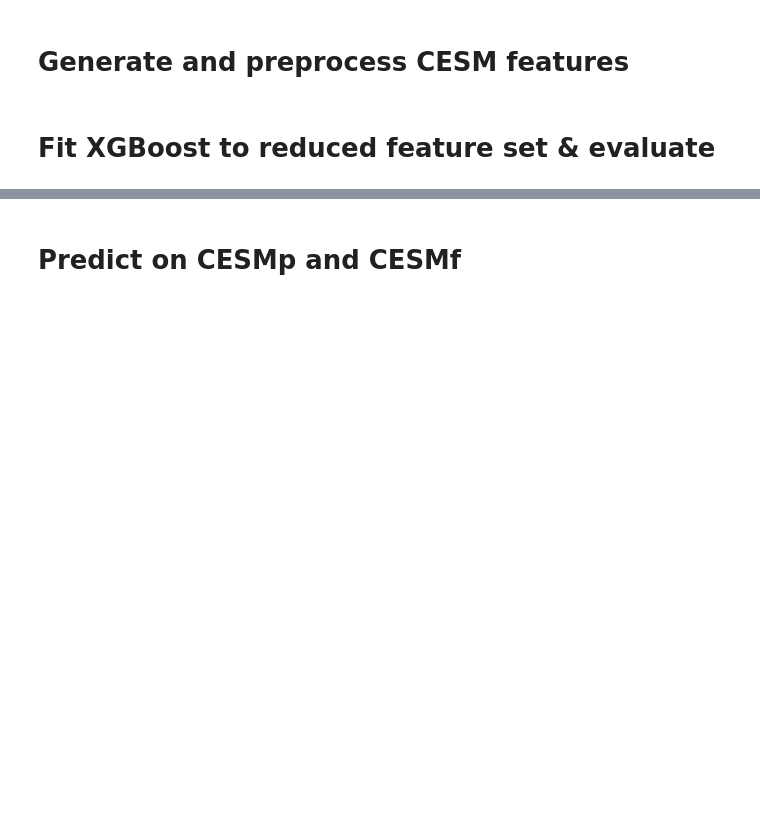
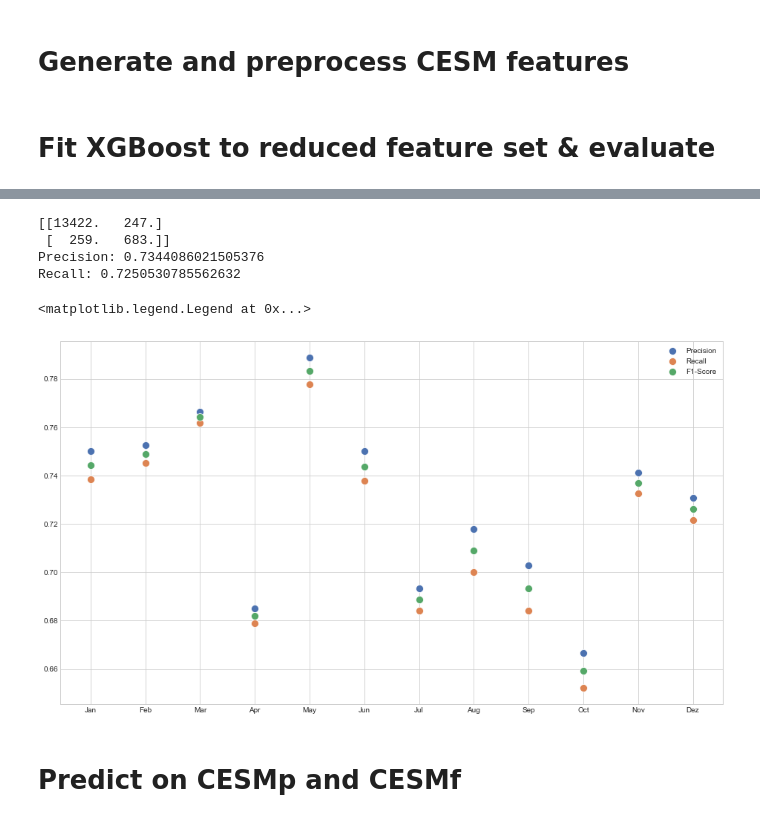
Before and after one commit to ch-mon/foehn-development, a Jupyter notebook: train_model_on_ERAI_and_predict_on_CESM.ipynb, the cells around one changed output, grey strips where cells are left out. Cells and saved outputs as stored; diff of their text form; code cells hidden in the pictures; blank space fills up the shorter version.

```diff
--- a/train_model_on_ERAI_and_predict_on_CESM.ipynb
+++ b/train_model_on_ERAI_and_predict_on_CESM.ipynb
@@ -12,8 +12,8 @@ import xgboost as xgb
 from sklearn.preprocessing import QuantileTransformer
 import scipy.stats as sci
 import sklearn
-sns.set_style("whitegrid")
-sns.set_palette("deep")
+#sns.set_style("whitegrid")
+#sns.set_palette("deep")
 plt.style.use("seaborn-whitegrid")
 from sklearn.model_selection import GridSearchCV
 import catboost as catb
@@ -338,7 +357,7 @@ df_ERA_feature_importances = fit_clf_on_all_features(model_xg, df_ERA_all_featur
 # %% [markdown]
 # Reduce dataframe to most important features
 # %%
-df_ERA_reduced_features = df_ERA_all_features.loc[:,df_ERA_feature_importances.loc[:100, "feature_name"]]
+df_ERA_reduced_features = df_ERA_all_features.loc[:,df_ERA_feature_importances.loc[:200, "feature_name"]]
 feature_names_reduced = df_ERA_reduced_features.columns.tolist()
 df_ERA_reduced_features["date"] = df_ERA_all_features["date"]
 df_ERA_reduced_features["Foehn"] = df_ERA_all_features["Foehn"]
@@ -536,8 +555,7 @@ def train_model_for_each_month(model, parameters):
 def sigmoid(x):
     return 1 / (1 + np.exp(-x))
 
-# from sklearn.metrics import log_loss, make_scorer
-def custom_loss(predt: np.ndarray, dtrain: xgb.DMatrix, ERA_len, CESM_len, alpha=100000):
+def custom_loss(predt: np.ndarray, dtrain: xgb.DMatrix, ERA_len, CESM_len, alpha=30000):
     y = dtrain.get_label()[:ERA_len]
 
     pred = sigmoid(predt)
@@ -546,9 +564,6 @@ def custom_loss(predt: np.ndarray, dtrain: xgb.DMatrix, ERA_len, CESM_len, alpha
 
     grad_logloss  = pred_ERA - y
     hess_logloss = pred_ERA*(1.0 - pred_ERA)
-
-
-#     grad = () + 2*alpha/CESM_len*(np.mean(predt) - np.mean(y))
 
     grad_custom = 2*alpha/CESM_len*pred_CESM*(1-pred_CESM)*(np.mean(pred_CESM)-np.mean(y))
     hess_custom = 2*alpha/CESM_len*pred_CESM*(1-pred_CESM)*((1-pred_CESM)*(np.mean(pred_CESM)-np.mean(y)) -
@@ -566,21 +581,21 @@ def custom_loss(predt: np.ndarray, dtrain: xgb.DMatrix, ERA_len, CESM_len, alpha
 
     return grad, hess
 
-def custom_metric_for_month(estimator, X, y):
-    month_mask_ERA_custom_metric = (df_ERA_reduced_features_scaled["date"].dt.month == month)
-    month_mask_CESMp_custom_metric = (df_CESMp_reduced_features_scaled["date"].dt.month == month)
+# def custom_metric_for_month(estimator, X, y):
+#     month_mask_ERA_custom_metric = (df_ERA_reduced_features_scaled["date"].dt.month == month)
+#     month_mask_CESMp_custom_metric = (df_CESMp_reduced_features_scaled["date"].dt.month == month)
 
-    prediction_probas_ERA = estimator.predict_proba(X)[:,1]
-    precisions, recalls, thresholds = precision_recall_curve(y, prediction_probas_ERA)
-    best_threshold_ERA = thresholds[np.argmin(abs(precisions-recalls))]
+#     prediction_probas_ERA = estimator.predict_proba(X)[:,1]
+#     precisions, recalls, thresholds = precision_recall_curve(y, prediction_probas_ERA)
+#     best_threshold_ERA = thresholds[np.argmin(abs(precisions-recalls))]
 
-    foehn_truth = df_ERA_reduced_features_scaled.loc[month_mask_ERA_custom_metric, "Foehn"]
-    CESMp_predictions = (estimator.predict_proba(df_CESMp_reduced_features_scaled.loc[month_mask_CESMp_custom_metric, feature_names_reduced]) >best_threshold_ERA).astype(int)
+#     foehn_truth = df_ERA_reduced_features_scaled.loc[month_mask_ERA_custom_metric, "Foehn"]
+#     CESMp_predictions = (estimator.predict_proba(df_CESMp_reduced_features_scaled.loc[month_mask_CESMp_custom_metric, feature_names_reduced]) >best_threshold_ERA).astype(int)
 
 
 
 
-    return -np.square(np.mean(CESMp_predictions)-np.mean(foehn_truth))
+#     return -np.square(np.mean(CESMp_predictions)-np.mean(foehn_truth))
 # %%
 monthly_models = 1
 
@@ -663,3 +726,20 @@ plt.legend(["Precision", "Recall", "F1-Score"])
+# %%
+print(total_confusion_matrix)
+print(f'Precision: {total_confusion_matrix[1,1]/total_confusion_matrix[:,1].sum()}')
+print(f'Recall: {total_confusion_matrix[1,1]/total_confusion_matrix[1,:].sum()}')
+
+plt.figure(figsize=(16,9))
+sns.scatterplot(MONTH_NAMES, precision_scores, s=100)
+sns.scatterplot(MONTH_NAMES, recall_scores, s=100)
+sns.scatterplot(MONTH_NAMES, f1_scores, s=100)
+plt.legend(["Precision", "Recall", "F1-Score"])
+# %% [output]
+[[13422.   247.]
+ [  259.   683.]]
+Precision: 0.7344086021505376
+Recall: 0.7250530785562632
+<matplotlib.legend.Legend at 0x...>
+[figure, added]
 # %% [markdown]
 # Predict on CESMp and CESMf
 # %%
```
Also changed, not shown: parts of 15 cells of this notebook, 2 other files.
